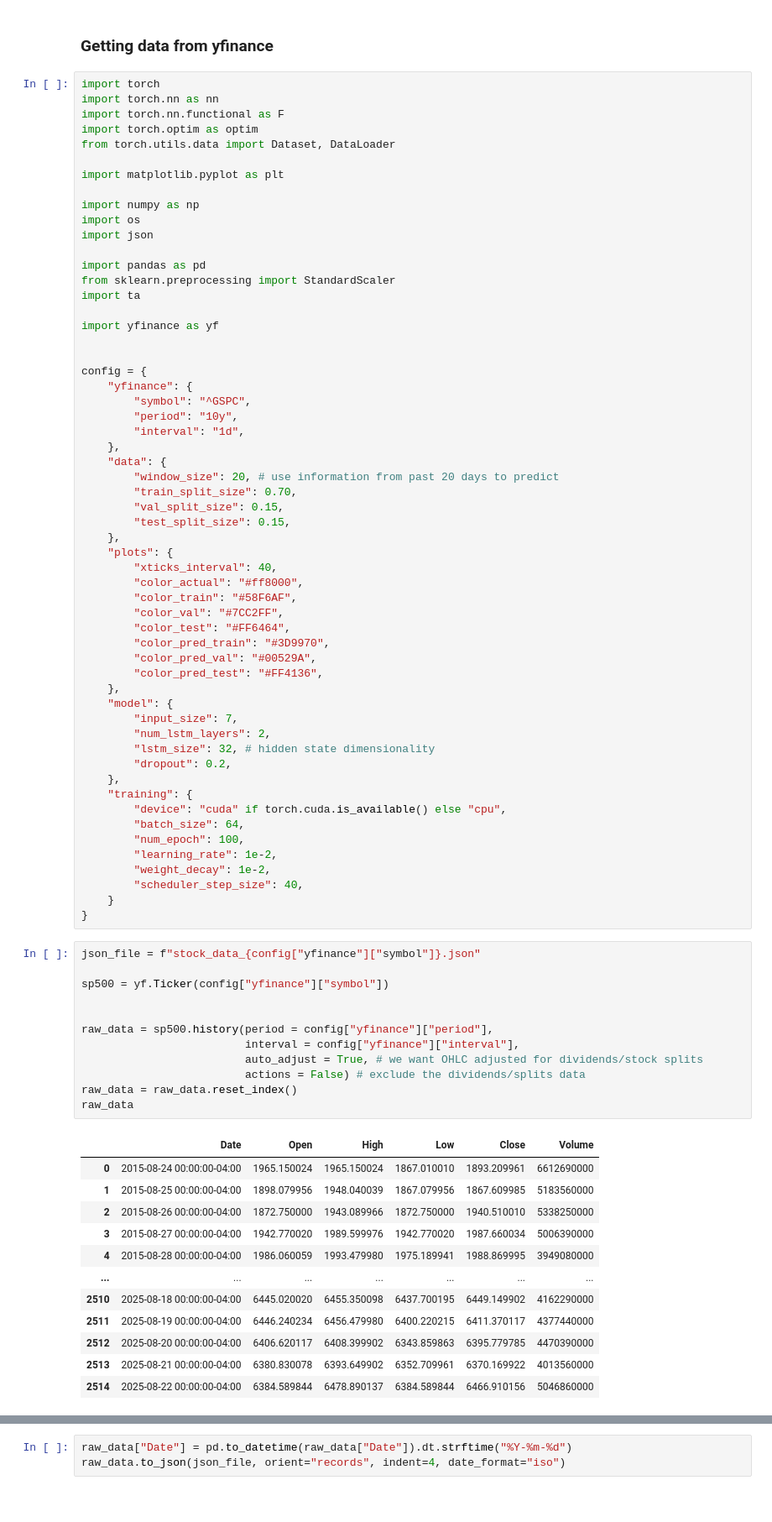
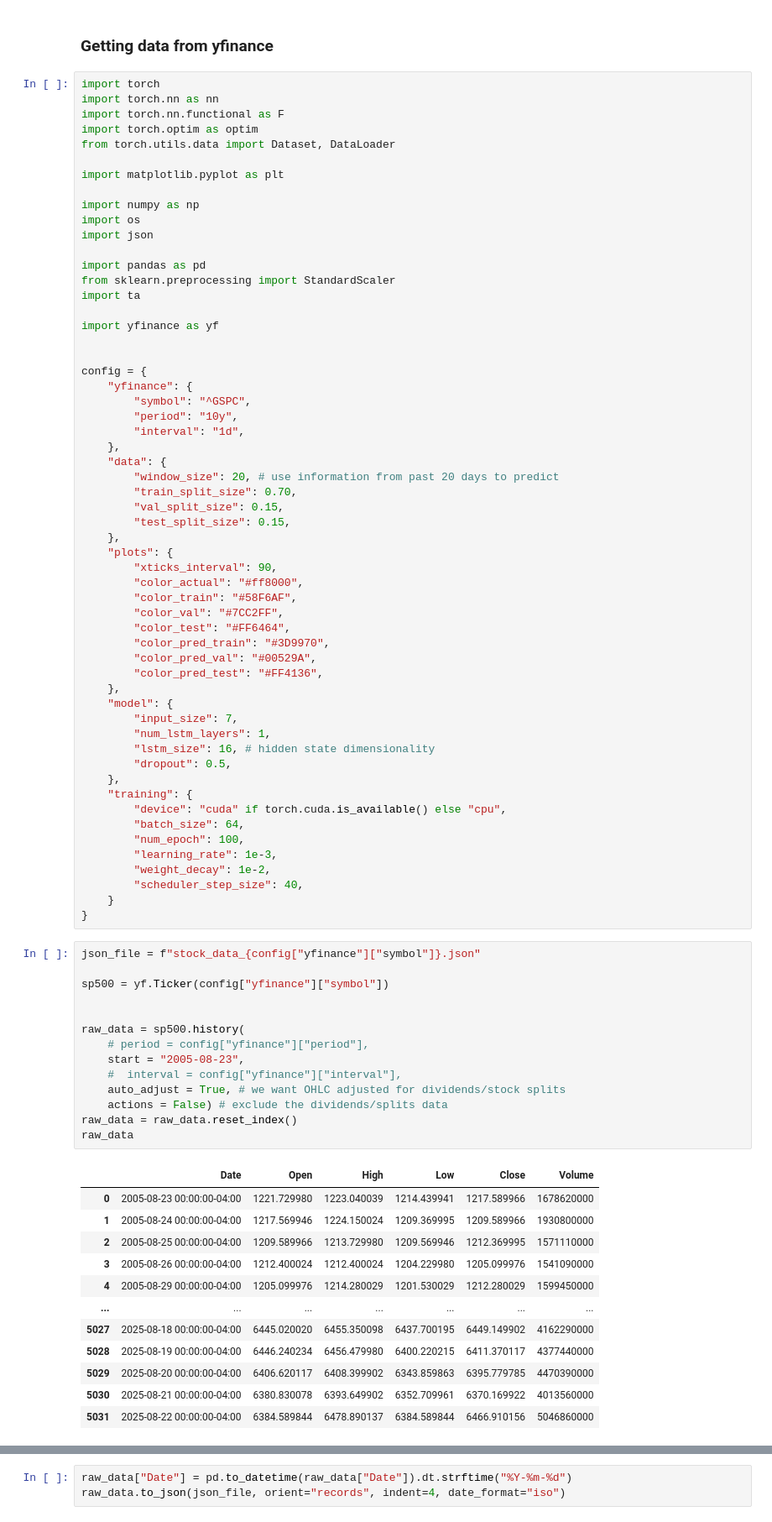
Before and after one commit to brien60/Stock-LSTM, a Jupyter notebook: lstm.ipynb, the cells around one changed output, grey strips where cells are left out. Shown at 84% size. Cells and saved outputs as stored; diff of their text form.

```diff
--- a/lstm.ipynb
+++ b/lstm.ipynb
@@ -35,7 +35,7 @@ config = {
         "test_split_size": 0.15,
     },
     "plots": {
-        "xticks_interval": 40,
+        "xticks_interval": 90,
         "color_actual": "#ff8000",
         "color_train": "#58F6AF",
         "color_val": "#7CC2FF",
@@ -46,15 +46,15 @@ config = {
     },
     "model": {
         "input_size": 7,
-        "num_lstm_layers": 2,
-        "lstm_size": 32, # hidden state dimensionality
-        "dropout": 0.2,
+        "num_lstm_layers": 1,
+        "lstm_size": 16, # hidden state dimensionality
+        "dropout": 0.5,
     },
     "training": {
         "device": "cuda" if torch.cuda.is_available() else "cpu",
         "batch_size": 64,
         "num_epoch": 100,
-        "learning_rate": 1e-2,
+        "learning_rate": 1e-3,
         "weight_decay": 1e-2,
         "scheduler_step_size": 40,
     }
@@ -62,25 +62,27 @@ config = {
 # %%
 json_file = f"stock_data_{config["yfinance"]["symbol"]}.json"
 
 sp500 = yf.Ticker(config["yfinance"]["symbol"])
 
 
-raw_data = sp500.history(period = config["yfinance"]["period"],
-                         interval = config["yfinance"]["interval"],
-                         auto_adjust = True, # we want OHLC adjusted for dividends/stock splits
-                         actions = False) # exclude the dividends/splits data
+raw_data = sp500.history(
+    # period = config["yfinance"]["period"],
+    start = "2005-08-23",
+    #  interval = config["yfinance"]["interval"],
+    auto_adjust = True, # we want OHLC adjusted for dividends/stock splits
+    actions = False) # exclude the dividends/splits data
 raw_data = raw_data.reset_index()
 raw_data
 # %% [output]
 |  | Date | Open | High | Low | Close | Volume |
-| 0 | 2015-08-24 00:00:00-04:00 | 1965.150024 | 1965.150024 | 1867.010010 | 1893.209961 | 6612690000 |
-| 1 | 2015-08-25 00:00:00-04:00 | 1898.079956 | 1948.040039 | 1867.079956 | 1867.609985 | 5183560000 |
-| 2 | 2015-08-26 00:00:00-04:00 | 1872.750000 | 1943.089966 | 1872.750000 | 1940.510010 | 5338250000 |
-| 3 | 2015-08-27 00:00:00-04:00 | 1942.770020 | 1989.599976 | 1942.770020 | 1987.660034 | 5006390000 |
-| 4 | 2015-08-28 00:00:00-04:00 | 1986.060059 | 1993.479980 | 1975.189941 | 1988.869995 | 3949080000 |
+| 0 | 2005-08-23 00:00:00-04:00 | 1221.729980 | 1223.040039 | 1214.439941 | 1217.589966 | 1678620000 |
+| 1 | 2005-08-24 00:00:00-04:00 | 1217.569946 | 1224.150024 | 1209.369995 | 1209.589966 | 1930800000 |
+| 2 | 2005-08-25 00:00:00-04:00 | 1209.589966 | 1213.729980 | 1209.569946 | 1212.369995 | 1571110000 |
+| 3 | 2005-08-26 00:00:00-04:00 | 1212.400024 | 1212.400024 | 1204.229980 | 1205.099976 | 1541090000 |
+| 4 | 2005-08-29 00:00:00-04:00 | 1205.099976 | 1214.280029 | 1201.530029 | 1212.280029 | 1599450000 |
 | ... | ... | ... | ... | ... | ... | ... |
-| 2510 | 2025-08-18 00:00:00-04:00 | 6445.020020 | 6455.350098 | 6437.700195 | 6449.149902 | 4162290000 |
-| 2511 | 2025-08-19 00:00:00-04:00 | 6446.240234 | 6456.479980 | 6400.220215 | 6411.370117 | 4377440000 |
-| 2512 | 2025-08-20 00:00:00-04:00 | 6406.620117 | 6408.399902 | 6343.859863 | 6395.779785 | 4470390000 |
-| 2513 | 2025-08-21 00:00:00-04:00 | 6380.830078 | 6393.649902 | 6352.709961 | 6370.169922 | 4013560000 |
-| 2514 | 2025-08-22 00:00:00-04:00 | 6384.589844 | 6478.890137 | 6384.589844 | 6466.910156 | 5046860000 |
+| 5027 | 2025-08-18 00:00:00-04:00 | 6445.020020 | 6455.350098 | 6437.700195 | 6449.149902 | 4162290000 |
+| 5028 | 2025-08-19 00:00:00-04:00 | 6446.240234 | 6456.479980 | 6400.220215 | 6411.370117 | 4377440000 |
+| 5029 | 2025-08-20 00:00:00-04:00 | 6406.620117 | 6408.399902 | 6343.859863 | 6395.779785 | 4470390000 |
+| 5030 | 2025-08-21 00:00:00-04:00 | 6380.830078 | 6393.649902 | 6352.709961 | 6370.169922 | 4013560000 |
+| 5031 | 2025-08-22 00:00:00-04:00 | 6384.589844 | 6478.890137 | 6384.589844 | 6466.910156 | 5046860000 |
```
Also changed, not shown: parts of 14 cells of this notebook.
